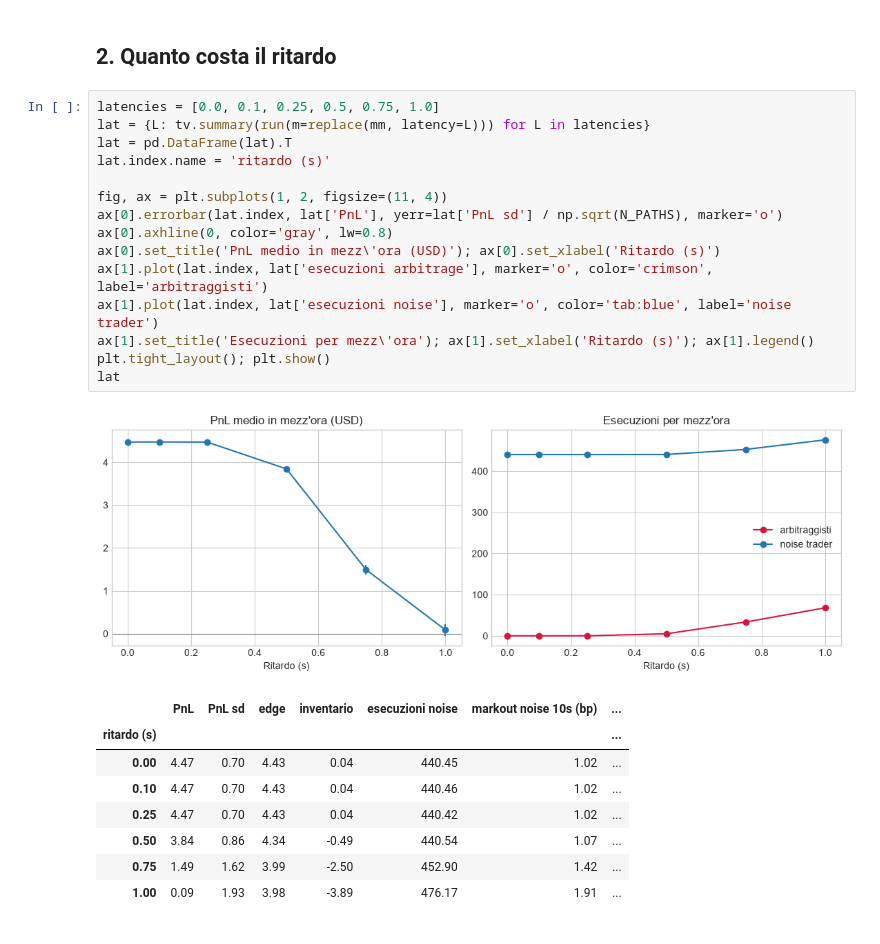
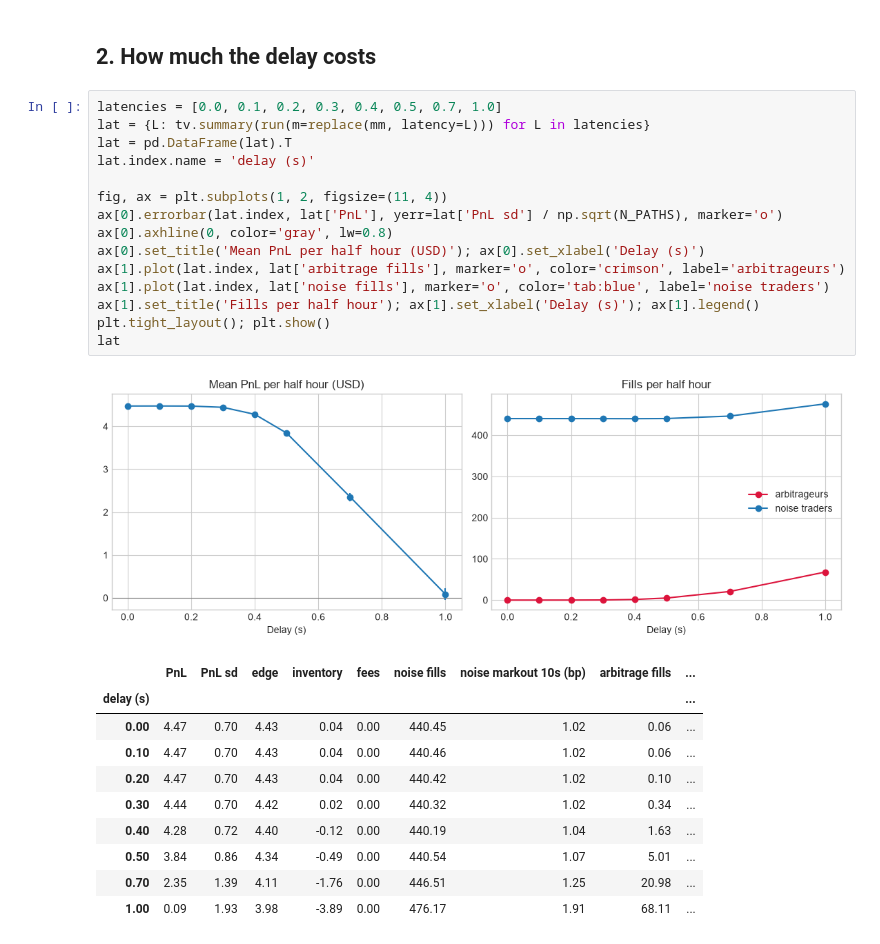
Before and after one commit to lancellottimatteo19/market-making-avellaneda-stoikov, a Jupyter notebook: two_venue_adverse_selection.ipynb, the cells around one changed output. Drawn from its saved outputs; the diff is of its cells as text.

```diff
--- a/two_venue_adverse_selection.ipynb
+++ b/two_venue_adverse_selection.ipynb
@@ -124,28 +124,30 @@ markout
 # %% [markdown]
-## 2. Quanto costa il ritardo
+## 2. How much the delay costs
 # %%
-latencies = [0.0, 0.1, 0.25, 0.5, 0.75, 1.0]
+latencies = [0.0, 0.1, 0.2, 0.3, 0.4, 0.5, 0.7, 1.0]
 lat = {L: tv.summary(run(m=replace(mm, latency=L))) for L in latencies}
 lat = pd.DataFrame(lat).T
-lat.index.name = 'ritardo (s)'
+lat.index.name = 'delay (s)'
 
 fig, ax = plt.subplots(1, 2, figsize=(11, 4))
 ax[0].errorbar(lat.index, lat['PnL'], yerr=lat['PnL sd'] / np.sqrt(N_PATHS), marker='o')
 ax[0].axhline(0, color='gray', lw=0.8)
-ax[0].set_title('PnL medio in mezz\'ora (USD)'); ax[0].set_xlabel('Ritardo (s)')
-ax[1].plot(lat.index, lat['esecuzioni arbitrage'], marker='o', color='crimson', label='arbitraggisti')
-ax[1].plot(lat.index, lat['esecuzioni noise'], marker='o', color='tab:blue', label='noise trader')
-ax[1].set_title('Esecuzioni per mezz\'ora'); ax[1].set_xlabel('Ritardo (s)'); ax[1].legend()
+ax[0].set_title('Mean PnL per half hour (USD)'); ax[0].set_xlabel('Delay (s)')
+ax[1].plot(lat.index, lat['arbitrage fills'], marker='o', color='crimson', label='arbitrageurs')
+ax[1].plot(lat.index, lat['noise fills'], marker='o', color='tab:blue', label='noise traders')
+ax[1].set_title('Fills per half hour'); ax[1].set_xlabel('Delay (s)'); ax[1].legend()
 plt.tight_layout(); plt.show()
 lat
 # %% [output]
-[figure, old version]
+[figure, new version]
-|  | PnL | PnL sd | edge | inventario | esecuzioni noise | markout noise 10s (bp) | ... |
-| ritardo (s) |  |  |  |  |  |  | ... |
-| 0.00 | 4.47 | 0.70 | 4.43 | 0.04 | 440.45 | 1.02 | ... |
-| 0.10 | 4.47 | 0.70 | 4.43 | 0.04 | 440.46 | 1.02 | ... |
-| 0.25 | 4.47 | 0.70 | 4.43 | 0.04 | 440.42 | 1.02 | ... |
-| 0.50 | 3.84 | 0.86 | 4.34 | -0.49 | 440.54 | 1.07 | ... |
-| 0.75 | 1.49 | 1.62 | 3.99 | -2.50 | 452.90 | 1.42 | ... |
-| 1.00 | 0.09 | 1.93 | 3.98 | -3.89 | 476.17 | 1.91 | ... |
+|  | PnL | PnL sd | edge | inventory | fees | noise fills | noise markout 10s (bp) | arbitrage fills | ... |
+| delay (s) |  |  |  |  |  |  |  |  | ... |
+| 0.00 | 4.47 | 0.70 | 4.43 | 0.04 | 0.00 | 440.45 | 1.02 | 0.06 | ... |
+| 0.10 | 4.47 | 0.70 | 4.43 | 0.04 | 0.00 | 440.46 | 1.02 | 0.06 | ... |
+| 0.20 | 4.47 | 0.70 | 4.43 | 0.04 | 0.00 | 440.42 | 1.02 | 0.10 | ... |
+| 0.30 | 4.44 | 0.70 | 4.42 | 0.02 | 0.00 | 440.32 | 1.02 | 0.34 | ... |
+| 0.40 | 4.28 | 0.72 | 4.40 | -0.12 | 0.00 | 440.19 | 1.04 | 1.63 | ... |
+| 0.50 | 3.84 | 0.86 | 4.34 | -0.49 | 0.00 | 440.54 | 1.07 | 5.01 | ... |
+| 0.70 | 2.35 | 1.39 | 4.11 | -1.76 | 0.00 | 446.51 | 1.25 | 20.98 | ... |
+| 1.00 | 0.09 | 1.93 | 3.98 | -3.89 | 0.00 | 476.17 | 1.91 | 68.11 | ... |
 # %% [markdown]
```
Also changed, not shown: parts of 18 cells of this notebook, 12 other files.
